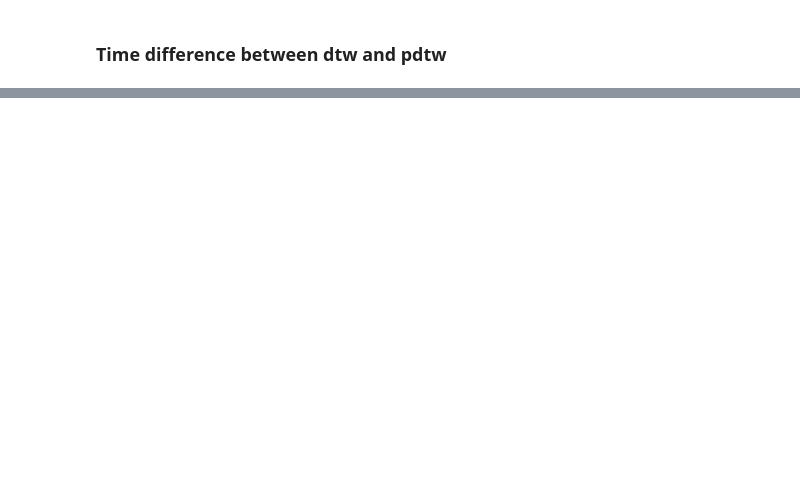
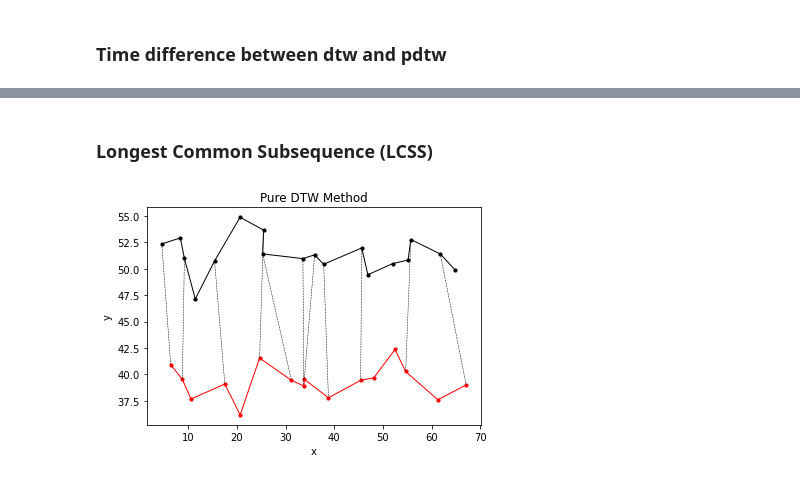
Before and after one commit to RKLho/531D_Project1, a Jupyter notebook: src/test.ipynb, the cells around one changed output, grey strips where cells are left out. Saved outputs shown, nothing was run; the diff lists cells and outputs as text; code cells hidden in the pictures; blank space fills up the shorter version.

```diff
--- a/src/test.ipynb
+++ b/src/test.ipynb
@@ -59,0 +61,9 @@ Time for dtw: 2.3171823024749756
+# %% [markdown]
+### Longest Common Subsequence (LCSS)
+# %%
+T1 = data[0]
+T2 = data[1]
+_a, b = Part4.lcssDist(T1, T2)
+tools.draw_assignment(T1, T2, b, 'Pure DTW Method', '../images/part4/beforePAA')
+# %% [output]
+[figure, added]
```
Also changed, not shown: parts of 6 cells of this notebook, 5 other files.
